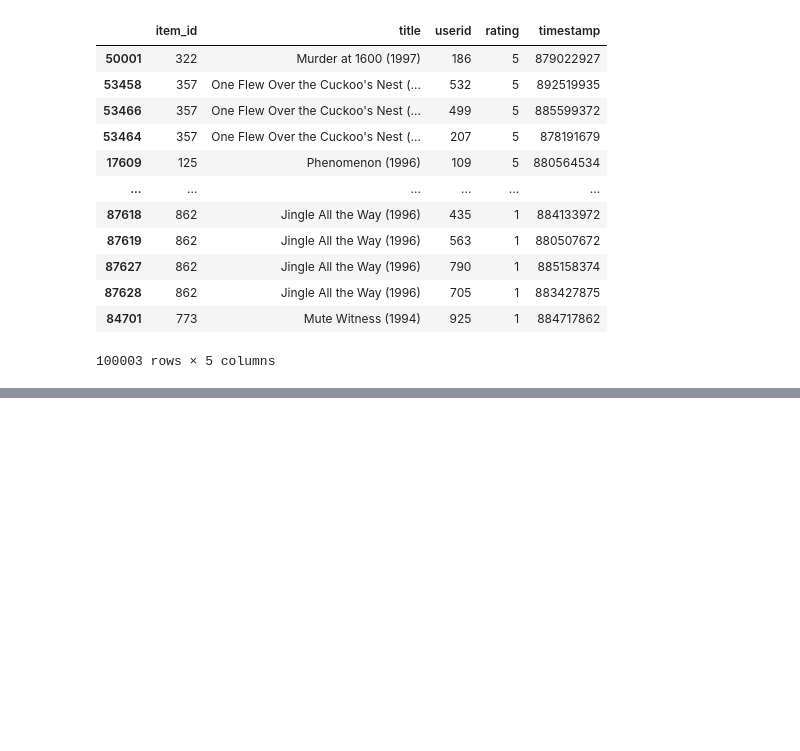
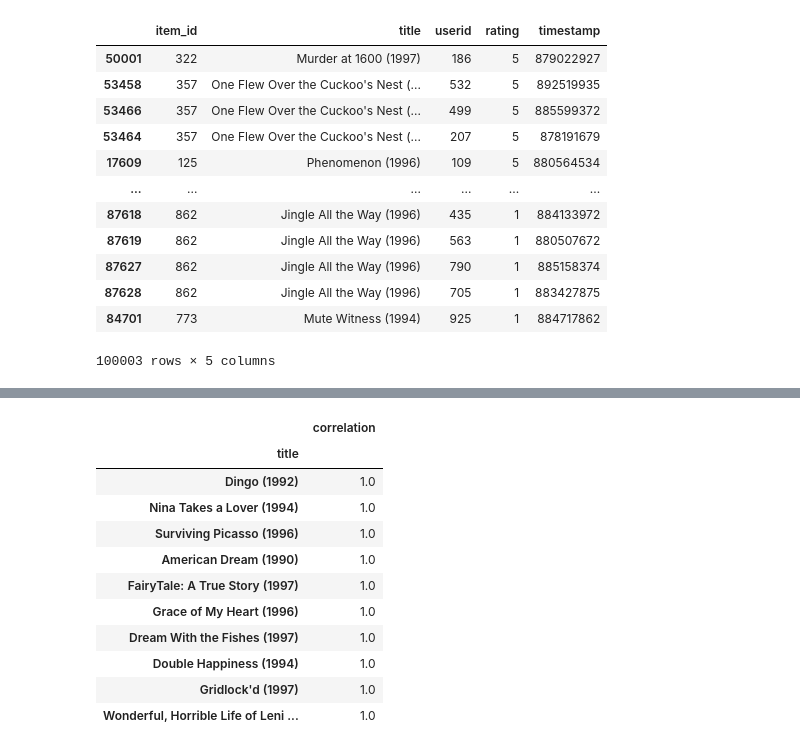
Before and after one commit to aayushshukla/Pythonlearningexample, a Jupyter notebook: Pandasexample2.ipynb, the cells around one changed output, grey strips where cells are left out. Saved outputs shown, nothing was run; the diff lists cells and outputs as text; code cells hidden in the pictures; blank space fills up the shorter version.

```diff
--- a/Pandasexample2.ipynb
+++ b/Pandasexample2.ipynb
@@ -221,0 +345,15 @@ df_movie_data.sort_values('rating',ascending=False) # sort rating in descending
+# %%
+df_corr_angrymen.sort_values('correlation',ascending=False).head(10)
+# %% [output]
+|  | correlation |
+| title |  |
+| Dingo (1992) | 1.0 |
+| Nina Takes a Lover (1994) | 1.0 |
+| Surviving Picasso (1996) | 1.0 |
+| American Dream (1990) | 1.0 |
+| FairyTale: A True Story (1997) | 1.0 |
+| Grace of My Heart (1996) | 1.0 |
+| Dream With the Fishes (1997) | 1.0 |
+| Double Happiness (1994) | 1.0 |
+| Gridlock'd (1997) | 1.0 |
+| Wonderful, Horrible Life of Leni ... | 1.0 |
```
Also changed, not shown: parts of 10 cells of this notebook, 1 other file.
